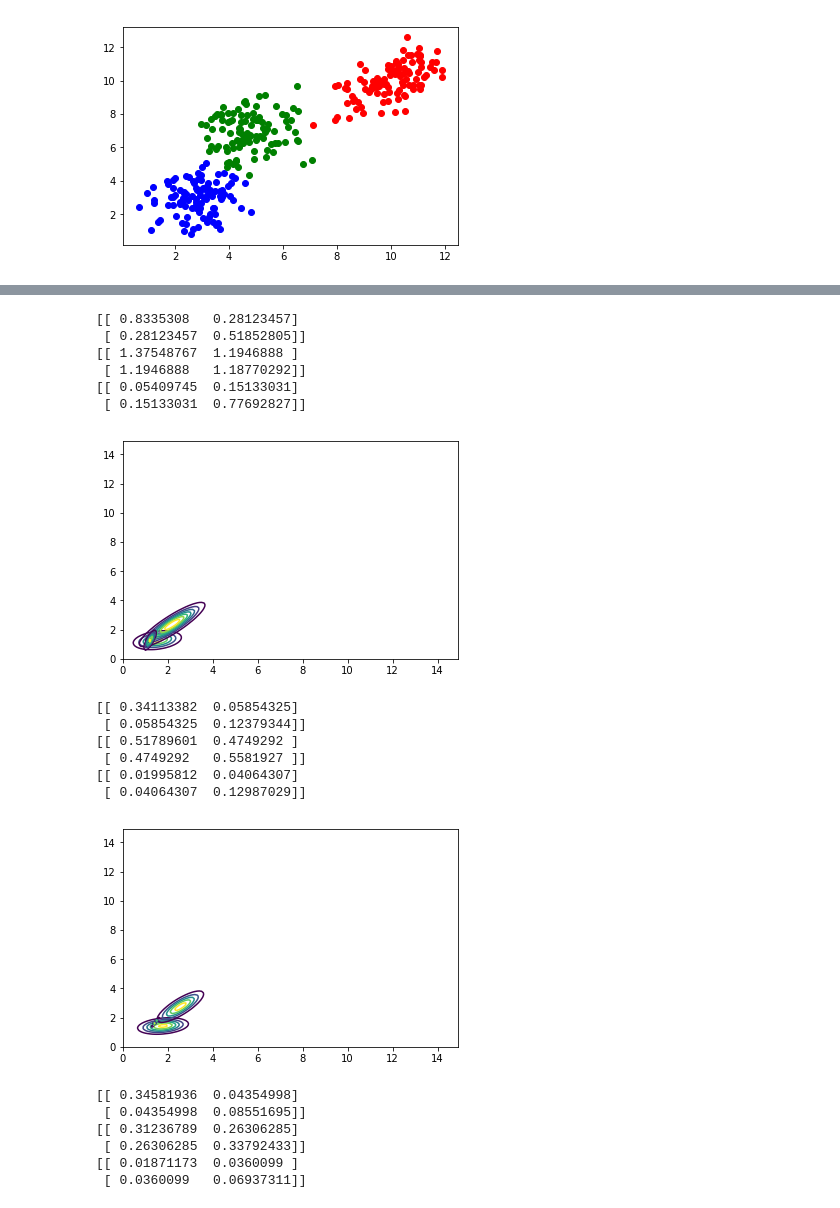
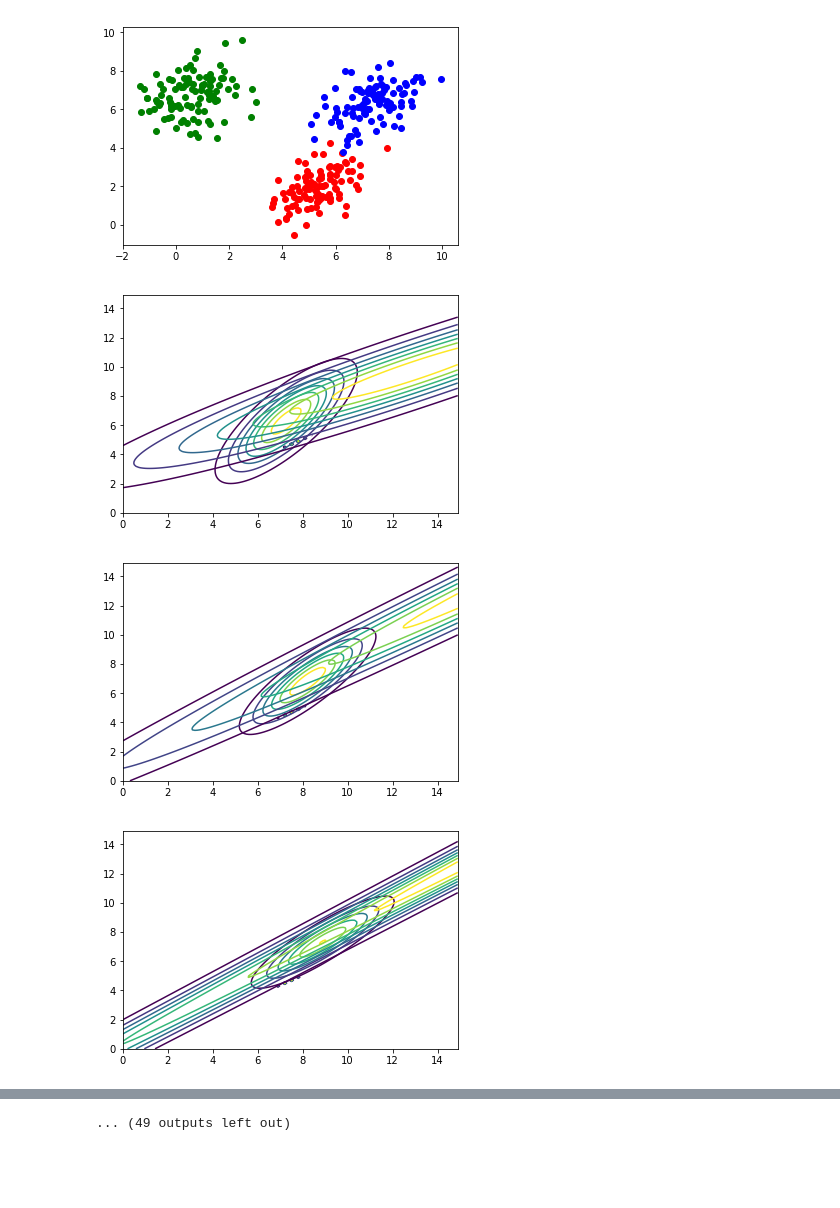
Before and after one commit to hatzel/machine-learning, a Jupyter notebook: 06/06.ipynb, the cells around one changed output, grey strips where cells are left out. Saved outputs shown, nothing was run; the diff lists cells and outputs as text; code cells hidden in the pictures; blank space fills up the shorter version.

```diff
--- a/06/06.ipynb
+++ b/06/06.ipynb
@@ -17,7 +17,7 @@ covs = [
     [[1, 0.3], [0.3,  1]],
     [[1, 0], [0,  1]]
 ]
-for (x, y), cov in zip([(10, 10), (3, 3), (5, 7)], covs):
+for (x, y), cov in zip([random.rand(2,) * 10 for _ in range(3)], covs):
     distributions.append(random_gauss((x, y), cov, 100))
 
 for d, c in zip(distributions, colors):
@@ -27,37 +27,51 @@ plt.show()
 phi = [1/3] * 3
 mu = [(0, 0), (0.7, 1), (1, 0.5)] #TODO: actual random data
 
+def generate_covariance():
+    random_matrix = random.rand(2, 2) * 10
+    return np.dot(random_matrix, random_matrix.transpose())
+
 sigma = []
 for _ in range(len(phi)):
-    random_matrix = random.rand(2, 2)
-    sigma.append(np.dot(random_matrix, random_matrix.transpose()))
+    sigma.append(generate_covariance())
 
 samples = np.concatenate(distributions)
 
 weights = np.zeros((len(phi), len(samples)))
 for _ in range(100):
     # e-step
     for j in range(len(phi)):
-        print(sigma[j])
         rv = multivariate_normal(mu[j], sigma[j])
         for i in range(len(samples)):
             weights[j][i] = rv.pdf(samples[i])
     # m-step
     for j in range(len(phi)):
         phi[j] = np.average(weights[j])
-        mu[j] = sum(np.multiply(weights[j], samples.T).T)/sum(weights[j])
+        for w, sample in zip(weights[j], samples):
+            mu[j] += w * sample
+        mu[j] = mu[j]/sum(weights[j])
         s = np.zeros((2, 2))
         for i in range(len(samples)):
             x = samples[i]
             s += weights[j][i] * (np.mat(x - mu[j]).T * np.mat(x - mu[j]))
         s = s / sum(weights[j])
         sigma[j] = s
 
     for j in range(len(phi)):
         x, y = np.mgrid[0:15:0.1, 0:15:0.1]
         pos = np.dstack((x, y))
-        rv = multivariate_normal(mu[j], sigma[j])
+        try:
+            rv = multivariate_normal(mu[j], sigma[j])
+        except np.linalg.LinAlgError as e:
+            print()
+            mu[j] = random.rand(2,) * 10
+            sigma[j] = generate_covariance()
+
+
         plt.contour(x, y, rv.pdf(pos))
     plt.show()
 # %% [output]
-[figure, old version]
+[figure, new version]
+[figure, new version]
+[figure, new version]
+[figure, new version]
@@ -64,20 +86 @@ for _ in range(100):
-[[ 0.8335308   0.28123457]
- [ 0.28123457  0.51852805]]
-[[ 1.37548767  1.1946888 ]
- [ 1.1946888   1.18770292]]
-[[ 0.05409745  0.15133031]
- [ 0.15133031  0.77692827]]
+... (49 outputs left out)
-[figure, old version]
-[[ 0.34113382  0.05854325]
- [ 0.05854325  0.12379344]]
-[[ 0.51789601  0.4749292 ]
- [ 0.4749292   0.5581927 ]]
-[[ 0.01995812  0.04064307]
- [ 0.04064307  0.12987029]]
-[figure, old version]
-[[ 0.34581936  0.04354998]
- [ 0.04354998  0.08551695]]
-[[ 0.31236789  0.26306285]
- [ 0.26306285  0.33792433]]
-[[ 0.01871173  0.0360099 ]
- [ 0.0360099   0.06937311]]
```
Also changed, not shown: parts of 1 cell of this notebook.
